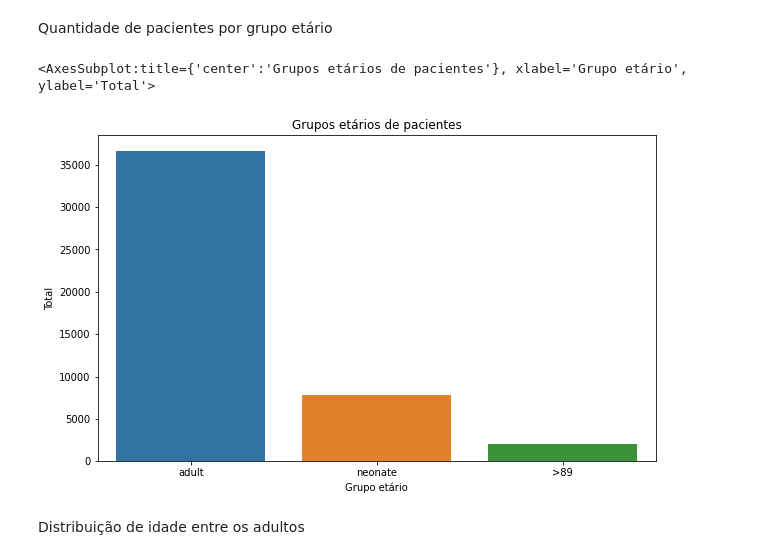
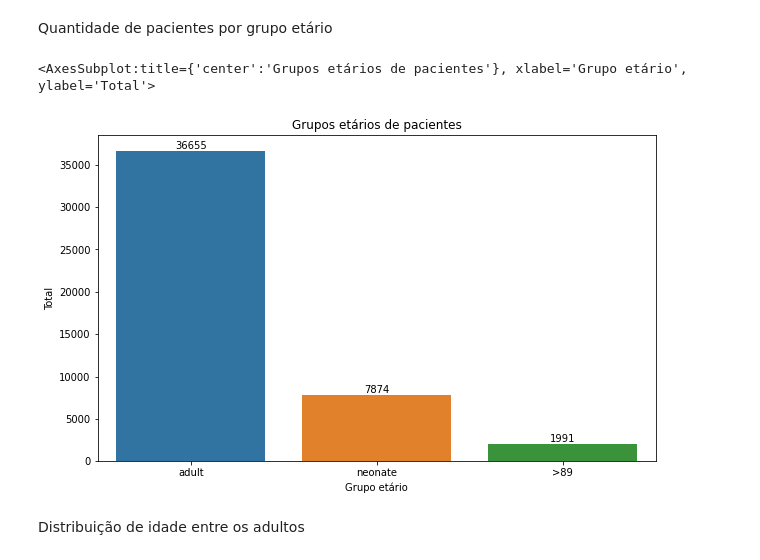
Before and after one commit to camila-cg/mimic-3, a Jupyter notebook: análise-exploratória.ipynb, the cells around one changed output. Saved outputs shown, nothing was run; the diff lists cells and outputs as text; code cells hidden in the pictures.

```diff
--- a/análise-exploratória.ipynb
+++ b/análise-exploratória.ipynb
@@ -154,11 +134,13 @@ Quantidade de pacientes por grupo etário
 # %%
 ax = sns.countplot(x="age_group_first_admission", data=patients_df, order=patients_df.age_group_first_admission.value_counts().iloc[:3].index)
 ax.figure.set_size_inches(10,6)
 ax.set(title ="Grupos etários de pacientes", xlabel='Grupo etário', ylabel='Total')
+for i in ax.containers:
+    ax.bar_label(i,)
 ax
 # %% [output]
 <AxesSubplot:title={'center':'Grupos etários de pacientes'}, xlabel='Grupo etário', ylabel='Total'>
-[figure, old version]
+[figure, new version]
 # %% [markdown]
 Distribuição de idade entre os adultos
 # %%
```
Also changed, not shown: parts of 25 cells of this notebook, 1 other file.
